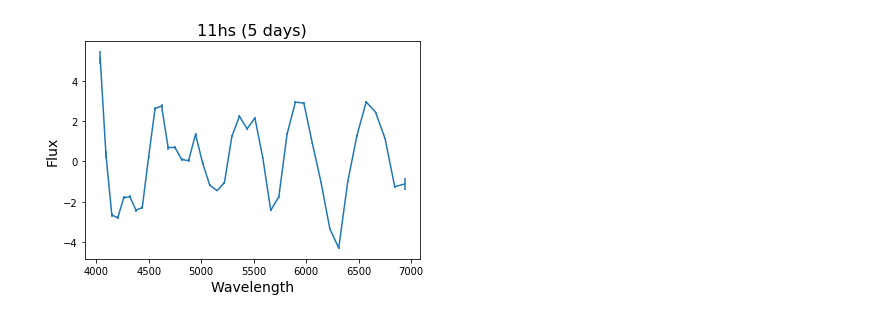
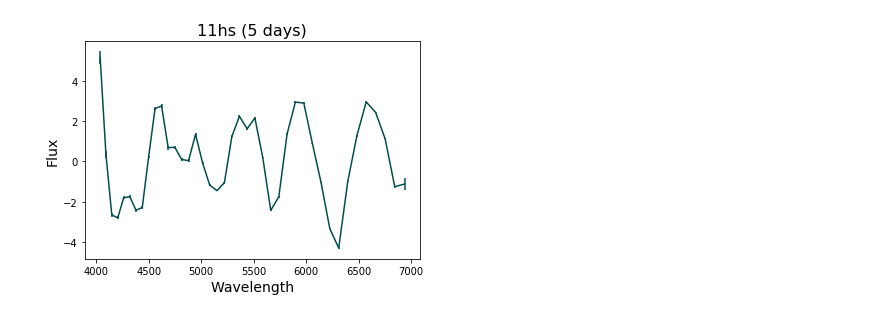
Before and after one commit to umerudel/SESNspectraPCA, a Jupyter notebook: code/specres0.ipynb, the cells around one changed output. Saved outputs shown, nothing was run; the diff lists cells and outputs as text; code cells hidden in the pictures.

```diff
--- a/code/specres0.ipynb
+++ b/code/specres0.ipynb
@@ -82,15 +93,15 @@ plt.show()
 # %%
-# Plot of spectrum of "11hs" reduced by factor of 10 with the uncerainty.
+# Spectrum of "11hs" reduced by factor of 10 with the uncertainty.
 
 newspectra10 = binspectra(wvl, flux, uncer, N)
 x = newspectra10[0]
 y = newspectra10[1]
 yer = newspectra10[2]
-plt.errorbar(x, y, yerr=yer, xerr=None, fmt='', ecolor=None, elinewidth=None, capsize=None, barsabove=True, lolims=False, uplims=False, xlolims=False, xuplims=False, errorevery=1, capthick=None, data=None)
+plt.errorbar(x, y, c='xkcd:dark teal',yerr=yer, xerr=None, fmt='', ecolor=None, elinewidth=None, capsize=None, barsabove=True, lolims=False, uplims=False, xlolims=False, xuplims=False, errorevery=1, capthick=None, data=None)
 plt.xlabel('Wavelength', fontsize=14)
 plt.ylabel('Flux', fontsize=14)
 plt.title('11hs (5 days)', fontsize=16)
 #plt.legend(bbox_to_anchor=(1.05, 1), loc='upper left', borderaxespad=0.)
 plt.show()
 # %% [output]
-[figure, old version]
+[figure, new version]
```
Also changed, not shown: parts of 2 cells of this notebook, 2 other files.
